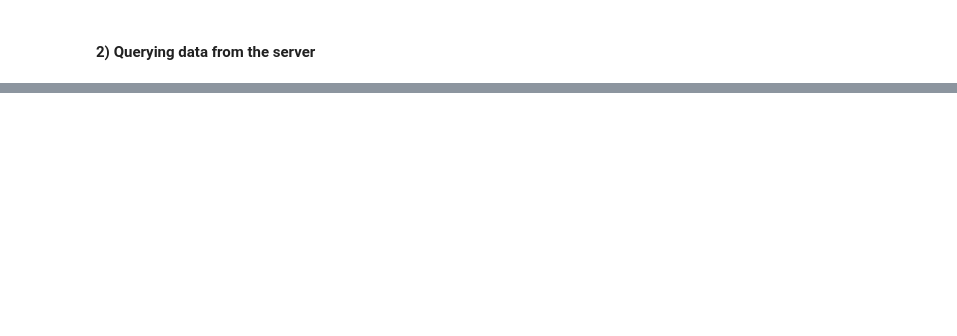
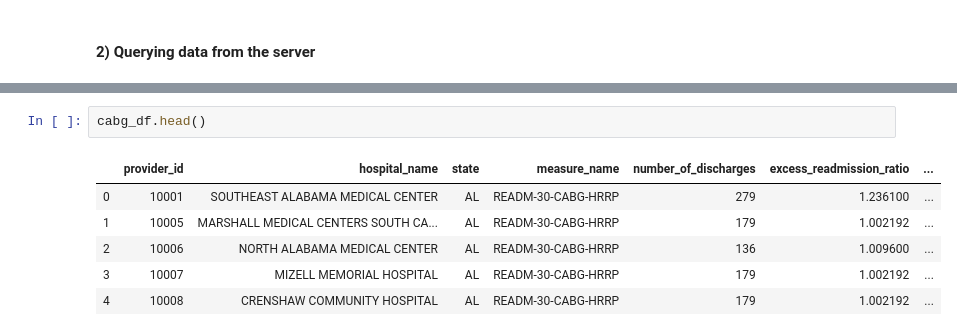
Before and after one commit to sobil-dalal/DAP_Project, a Jupyter notebook: Exploratory_Analysis_HRRP.ipynb, the cells around one changed output, grey strips where cells are left out. Drawn from its saved outputs; the diff is of its cells as text; blank space fills up the shorter version.

```diff
--- a/Exploratory_Analysis_HRRP.ipynb
+++ b/Exploratory_Analysis_HRRP.ipynb
@@ -37,0 +60,9 @@ ami_hrrp_df.corr()
+# %%
+cabg_df.head()
+# %% [output]
+|  | provider_id | hospital_name | state | measure_name | number_of_discharges | excess_readmission_ratio | ... |
+| 0 | 10001 | SOUTHEAST ALABAMA MEDICAL CENTER | AL | READM-30-CABG-HRRP | 279 | 1.236100 | ... |
+| 1 | 10005 | MARSHALL MEDICAL CENTERS SOUTH CA... | AL | READM-30-CABG-HRRP | 179 | 1.002192 | ... |
+| 2 | 10006 | NORTH ALABAMA MEDICAL CENTER | AL | READM-30-CABG-HRRP | 136 | 1.009600 | ... |
+| 3 | 10007 | MIZELL MEMORIAL HOSPITAL | AL | READM-30-CABG-HRRP | 179 | 1.002192 | ... |
+| 4 | 10008 | CRENSHAW COMMUNITY HOSPITAL | AL | READM-30-CABG-HRRP | 179 | 1.002192 | ... |
```
Also changed, not shown: parts of 20 cells of this notebook.
